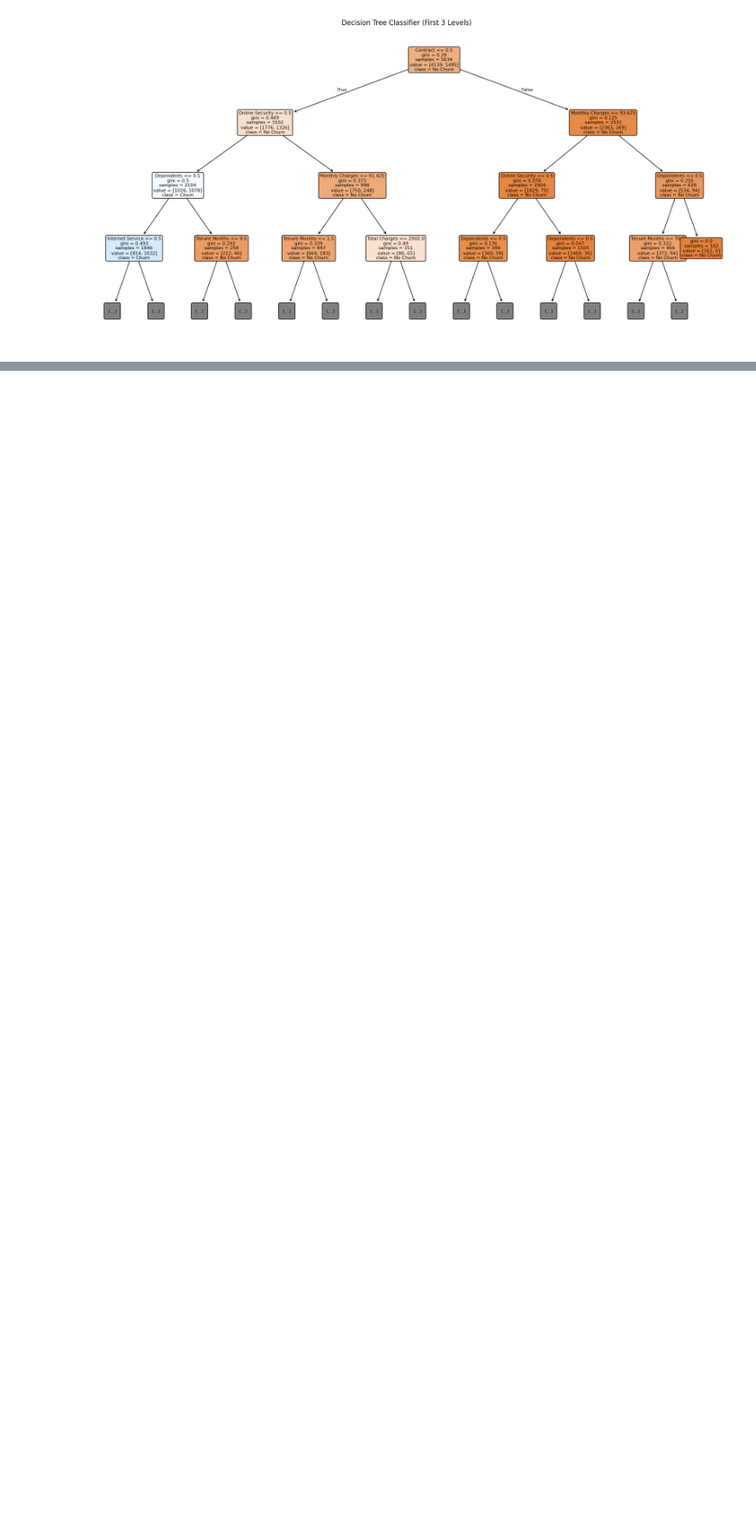
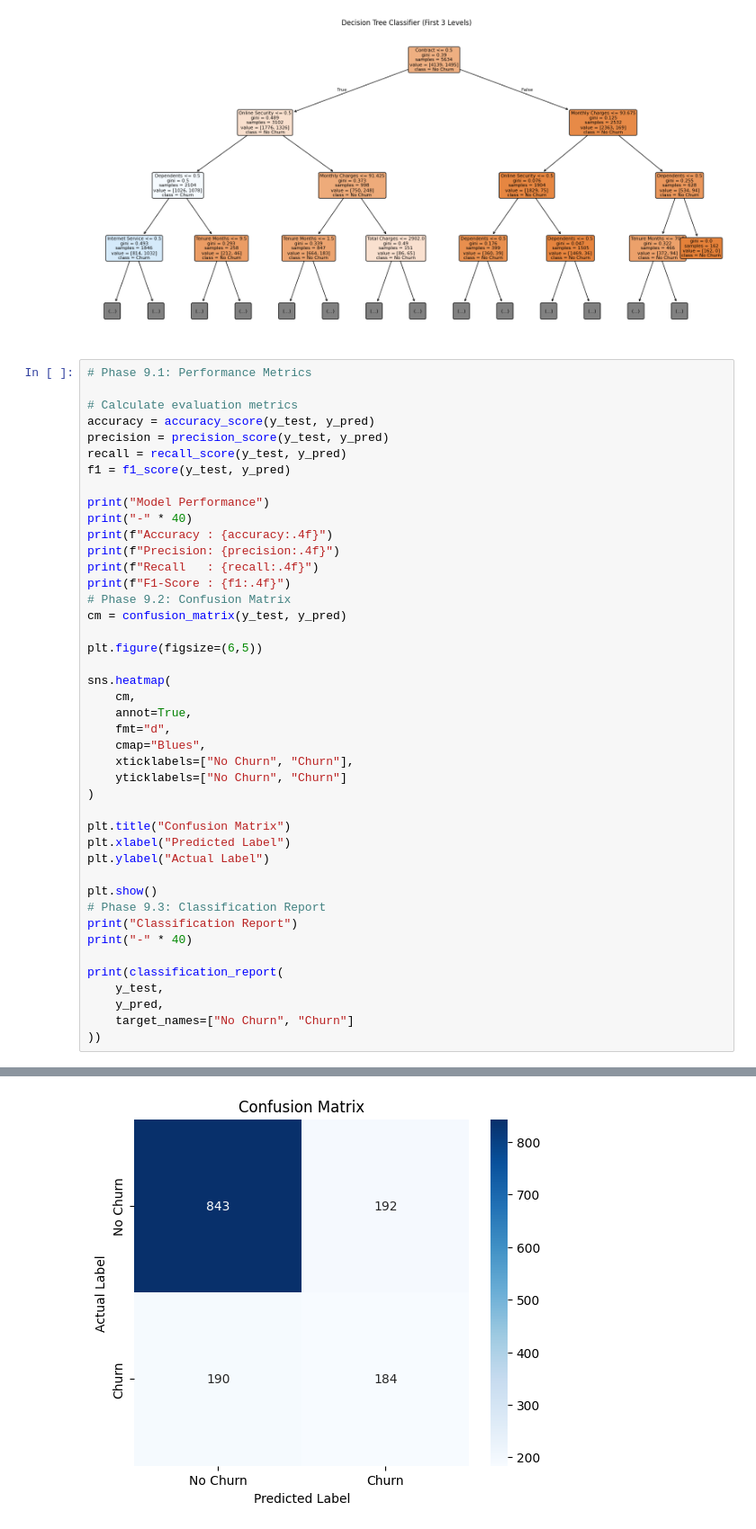
Before and after one commit to moosaraza-3254/AI-ML, a Jupyter notebook: notebooks/A2_DT.ipynb, the cells around one changed output, grey strips where cells are left out. Shown at 90% size. Drawn from its saved outputs; the diff is of its cells as text; blank space fills up the shorter version.

Commit message:
Evaluate Decision Tree classifier performance

```diff
--- a/notebooks/A2_DT.ipynb
+++ b/notebooks/A2_DT.ipynb
@@ -296,3 +296,47 @@ plt.title("Decision Tree Classifier (First 3 Levels)")
 plt.show()
 # %% [output]
 [figure]
+# %%
+# Phase 9.1: Performance Metrics
+
+# Calculate evaluation metrics
+accuracy = accuracy_score(y_test, y_pred)
+precision = precision_score(y_test, y_pred)
+recall = recall_score(y_test, y_pred)
+f1 = f1_score(y_test, y_pred)
+
+print("Model Performance")
+print("-" * 40)
+print(f"Accuracy : {accuracy:.4f}")
+print(f"Precision: {precision:.4f}")
+print(f"Recall   : {recall:.4f}")
+print(f"F1-Score : {f1:.4f}")
+# Phase 9.2: Confusion Matrix
+cm = confusion_matrix(y_test, y_pred)
+
+plt.figure(figsize=(6,5))
+
+sns.heatmap(
+    cm,
+    annot=True,
+    fmt="d",
+    cmap="Blues",
+    xticklabels=["No Churn", "Churn"],
+    yticklabels=["No Churn", "Churn"]
+)
+
+plt.title("Confusion Matrix")
+plt.xlabel("Predicted Label")
+plt.ylabel("Actual Label")
+
+plt.show()
+# Phase 9.3: Classification Report
+print("Classification Report")
+print("-" * 40)
+
+print(classification_report(
+    y_test,
+    y_pred,
+    target_names=["No Churn", "Churn"]
+))
+# %% [output]
@@ -298,0 +349 @@ plt.show()
+[figure, added]
```
Also changed, not shown: parts of 1 cell of this notebook.
